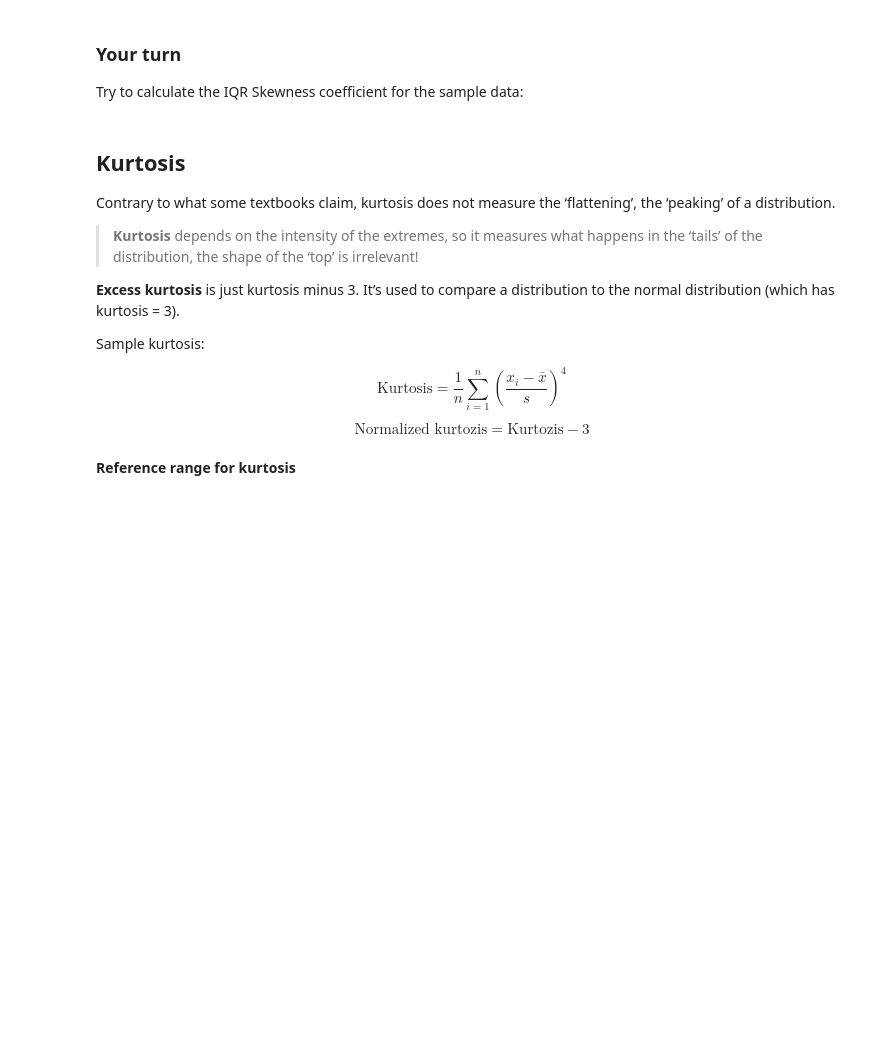
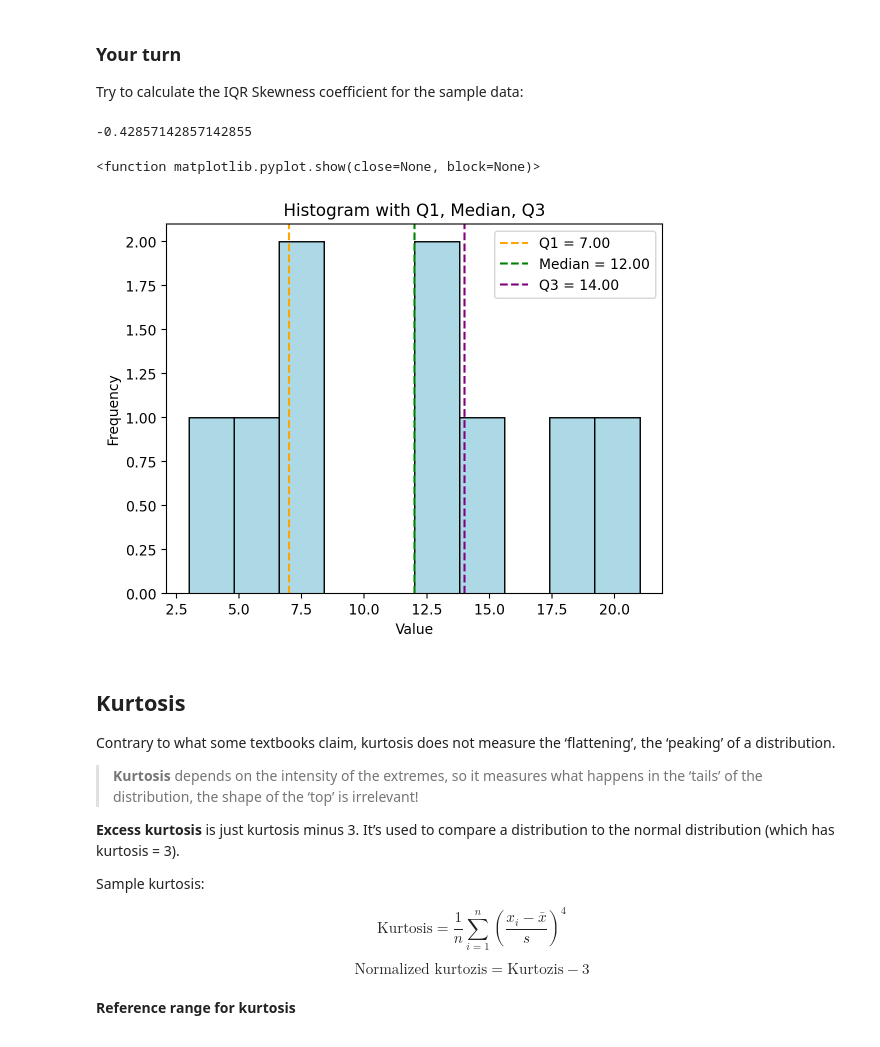
Before and after one commit to mariadop/Descriptive_Statistics_2025, a Jupyter notebook: Exercise_8_new.ipynb, the cells around one changed output. Saved outputs shown, nothing was run; the diff lists cells and outputs as text; code cells hidden in the pictures; blank space fills up the shorter version.

```diff
--- a/Exercise_8_new.ipynb
+++ b/Exercise_8_new.ipynb
@@ -870,6 +906,32 @@ Try to calculate the IQR Skewness coefficient for the sample data:
 # %%
 mydata = [3, 7, 8, 5, 12, 14, 21, 13, 18]
 # Your code here
+q3, q1 = np.percentile(mydata, [75 ,25])
+med = np.median(mydata)
+IQR = ((q3 - med) - (med - q1)) / (q3 - q1)
+print(IQR)
+
+plt.figure()
+plt.hist(mydata, bins=10, color='lightblue', edgecolor='black')
+
+# Dodaj linie dla Q1, mediany, Q3
+plt.axvline(q1, color='orange', linestyle='--', label=f'Q1 = {q1:.2f}')
+plt.axvline(med, color='green', linestyle='--', label=f'Median = {med:.2f}')
+plt.axvline(q3, color='purple', linestyle='--', label=f'Q3 = {q3:.2f}')
+
+# Dodaj legendę i opisy
+plt.title("Histogram with Q1, Median, Q3")
+plt.xlabel("Value")
+plt.ylabel("Frequency")
+plt.legend()
+plt.show
+
+# the IQR is less than 0, so that means the median is closer to q3, which means
+# the data is slightly right skewed, as we can on the graph below
+# %% [output]
+-0.42857142857142855
+<function matplotlib.pyplot.show(close=None, block=None)>
+[figure, added]
 # %% [markdown]
 ## Kurtosis
 
```
Also changed, not shown: parts of 9 cells of this notebook.
